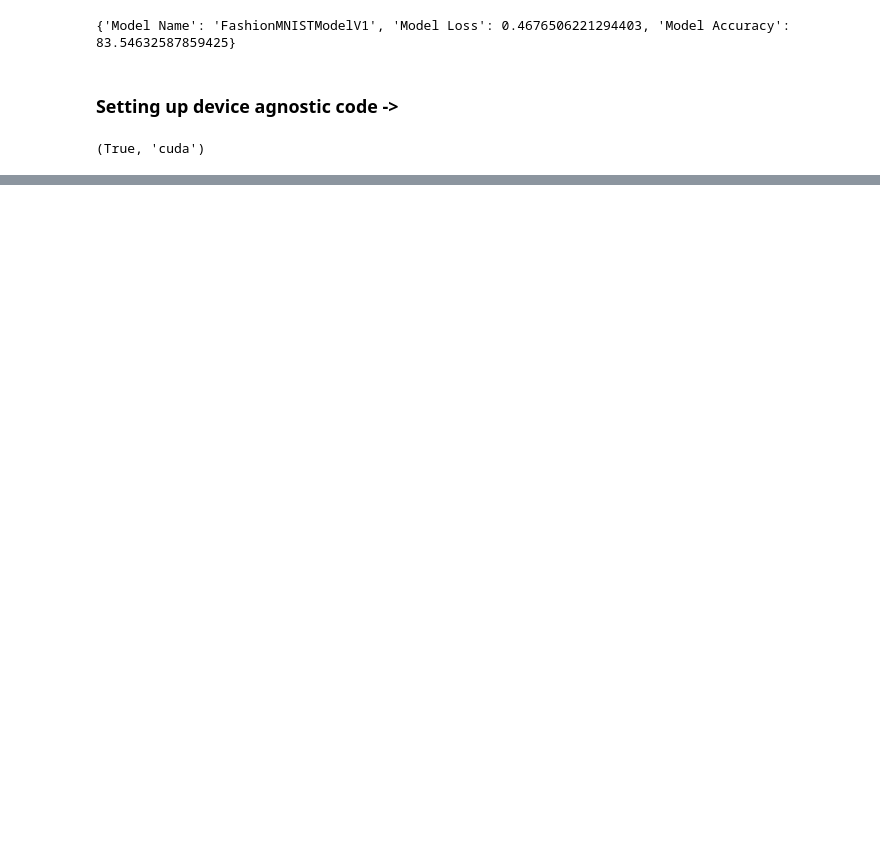
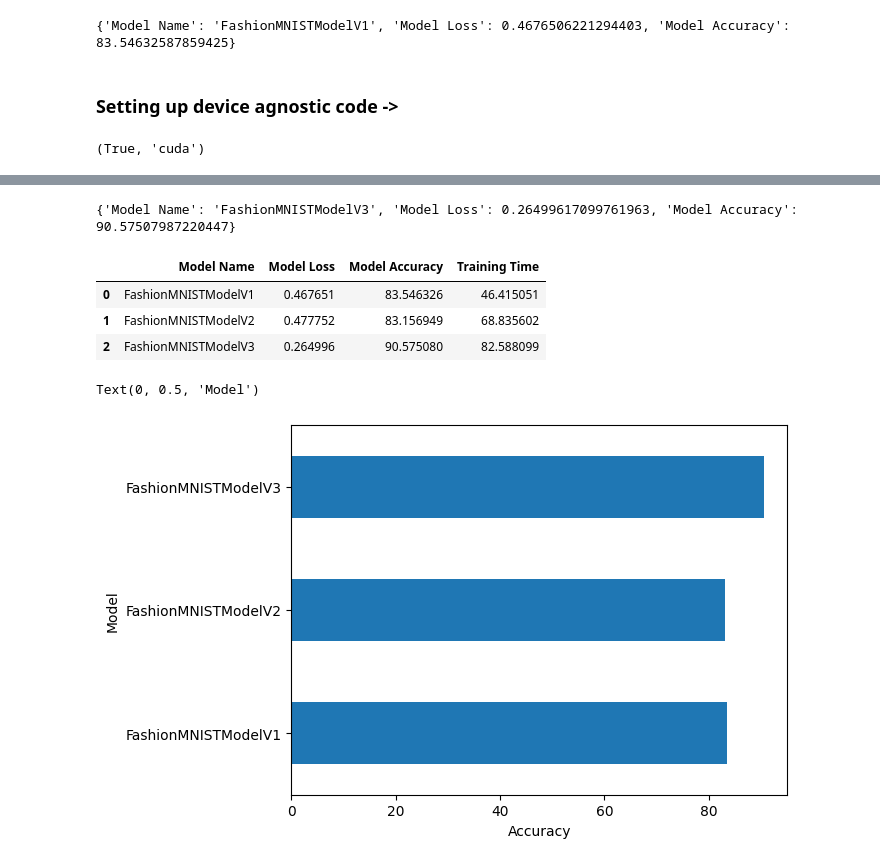
Before and after one commit to gauravmishraokok/learningPyTorch, a Jupyter notebook: 04_PyTorch_Computer_Vision_and_CNNs/Computer_Vision_and_CNNs.ipynb, the cells around one changed output, grey strips where cells are left out. Drawn from its saved outputs; the diff is of its cells as text; code cells hidden in the pictures; blank space fills up the shorter version.

Commit message:
Trained and Compared CNN models

```diff
--- a/04_PyTorch_Computer_Vision_and_CNNs/Computer_Vision_and_CNNs.ipynb
+++ b/04_PyTorch_Computer_Vision_and_CNNs/Computer_Vision_and_CNNs.ipynb
@@ -492,0 +924,6 @@ class PracticeModel(nn.Module):
+# %%
+from helper_functions import accuracy_fn
+
+loss_fn=torch.nn.CrossEntropyLoss()
+
+optimizer=torch.optim.SGD(params=model_3.parameters(), lr =0.05)
@@ -492,0 +932,14 @@ class PracticeModel(nn.Module):
+# %%
+torch.manual_seed(42)
+torch.cuda.manual_seed(42)
+
+trainTimeStartonGPU=timer()
+epochs=5
+for epoch in tqdm(range(epochs)):
+    print(f"Epoch: {epoch}\n-------")
+    train_step(model=model_3, data_loader=train_dataloader, loss_fn=loss_fn, optimizer=optimizer,accuracy_fn=accuracy_fn,device=device)
+    test_step(model=model_3, data_loader=train_dataloader, loss_fn=loss_fn,accuracy_fn=accuracy_fn,device=device)
+
+trainTimeEndOnGPU=timer()
+
+totalTrainingTimeONGPU_model3=print_train_time(trainTimeStartonGPU,trainTimeEndOnGPU,device)
@@ -492,0 +973,30 @@ class PracticeModel(nn.Module):
+# %%
+model_3_results=evaluate_model(model_3,test_dataloader,loss_fn,accuracy_fn)
+print(model_3_results)
+# %% [output]
+{'Model Name': 'FashionMNISTModelV3', 'Model Loss': 0.26499617099761963, 'Model Accuracy': 90.57507987220447}
+# %%
+#Comparing all our models ->
+import pandas as pd
+compare_results = pd.DataFrame([model_1_results,  #Only Linear
+                                model_2_results,  #Non Linear
+                                model_3_results   #CNN
+                                ])
+compare_results
+
+compare_results["Training Time "] = [totalTrainingTimeOnCPU_model1,totalTrainingTimeOnGPU_model2,totalTrainingTimeONGPU_model3]
+compare_results
+# %% [output]
+|  | Model Name | Model Loss | Model Accuracy | Training Time |
+| 0 | FashionMNISTModelV1 | 0.467651 | 83.546326 | 46.415051 |
+| 1 | FashionMNISTModelV2 | 0.477752 | 83.156949 | 68.835602 |
+| 2 | FashionMNISTModelV3 | 0.264996 | 90.575080 | 82.588099 |
+# %%
+#Visualising the model results ->
+
+compare_results.set_index("Model Name")["Model Accuracy"].plot(kind="barh")
+plt.xlabel("Accuracy")
+plt.ylabel("Model")
+# %% [output]
+Text(0, 0.5, 'Model')
+[figure, added]
```
Also changed, not shown: parts of 29 cells of this notebook.
